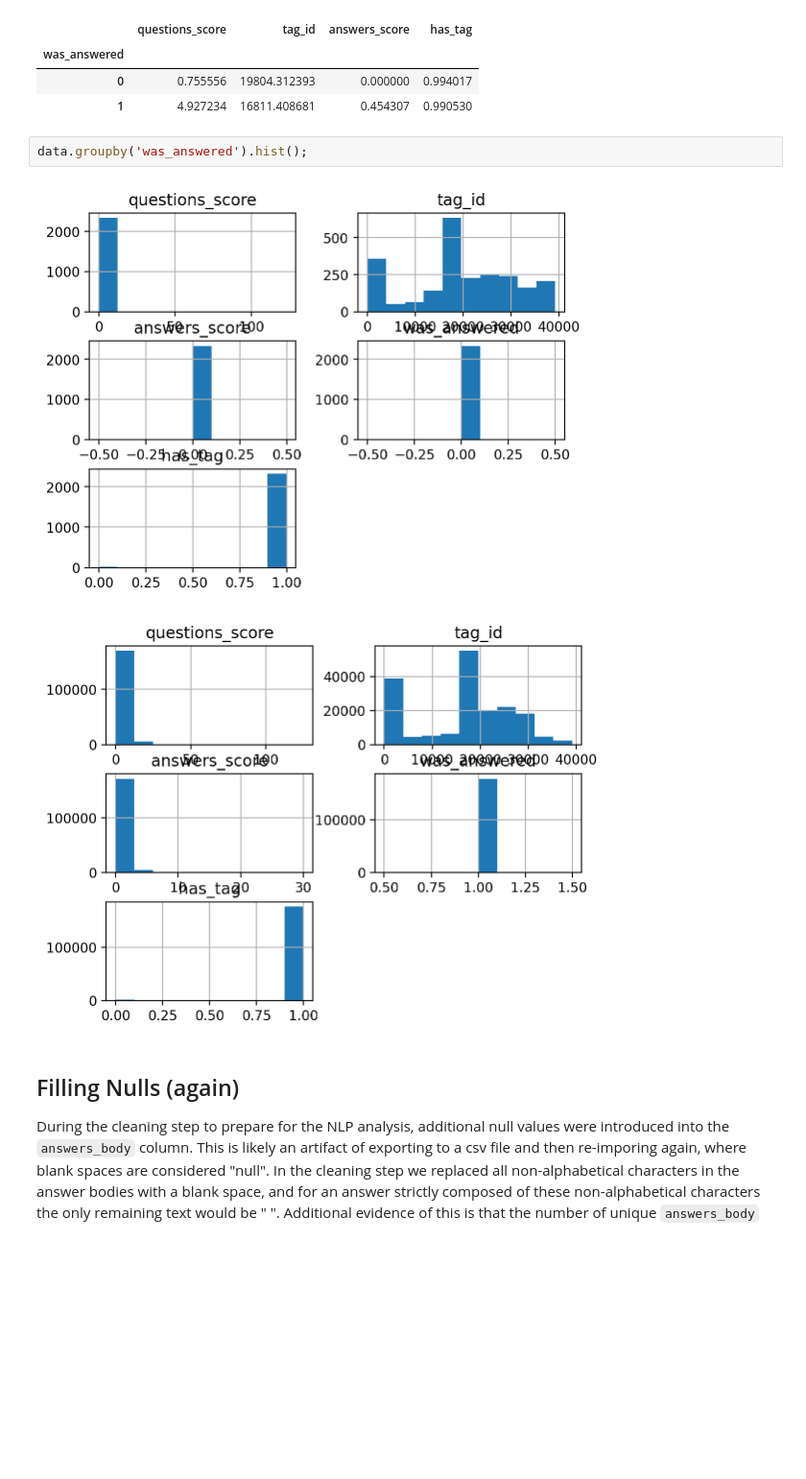
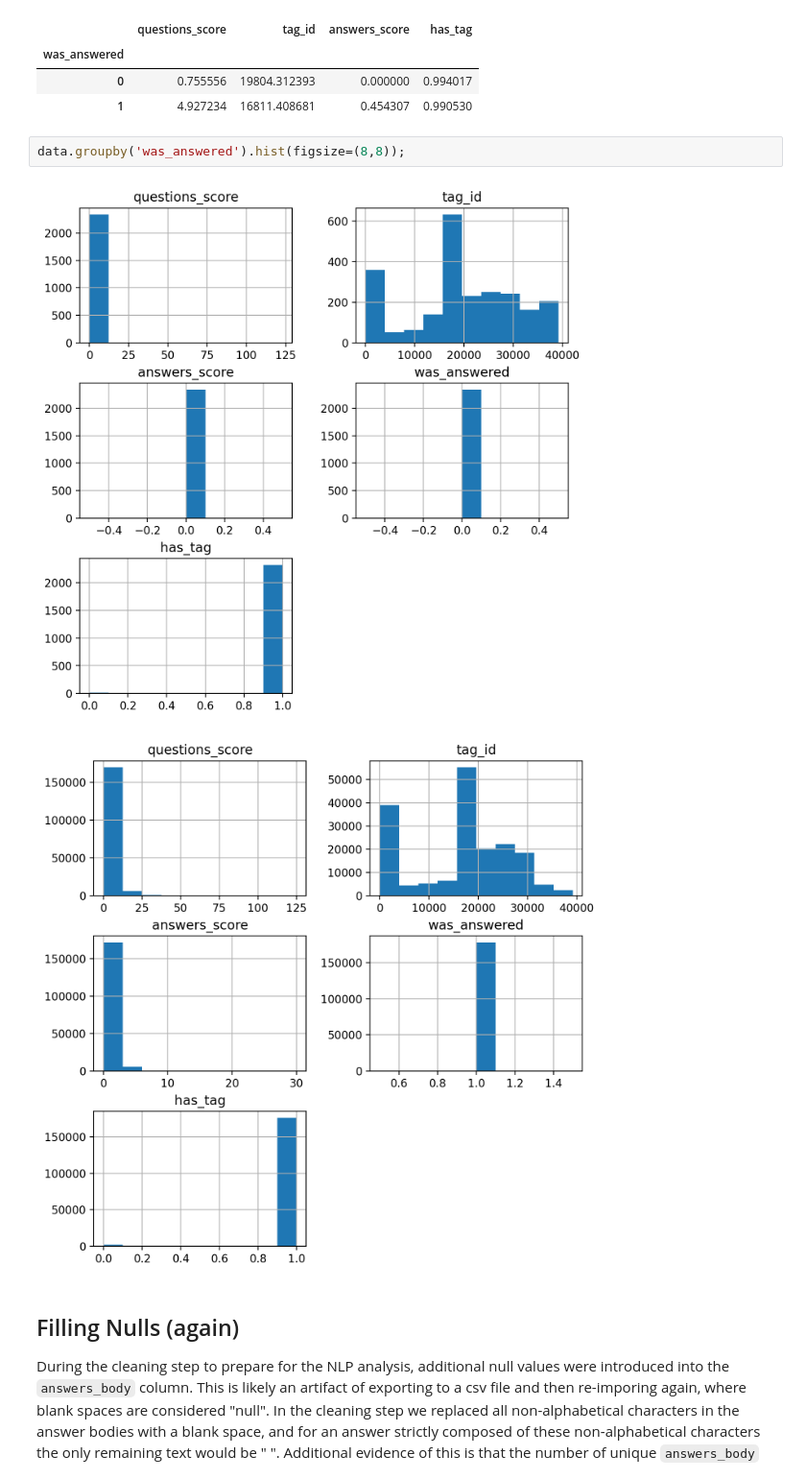
Before and after one commit to reneemarama/career_village, a Jupyter notebook: 3a_NLP_EDA.ipynb, the cells around one changed output. Shown: that part at 96% size. Saved outputs shown, nothing was run; the diff lists cells and outputs as text; blank space fills up the shorter version.

```diff
--- a/3a_NLP_EDA.ipynb
+++ b/3a_NLP_EDA.ipynb
@@ -69,10 +69,10 @@ data.groupby('was_answered').mean(numeric_only = True)
 | 0 | 0.755556 | 19804.312393 | 0.000000 | 0.994017 |
 | 1 | 4.927234 | 16811.408681 | 0.454307 | 0.990530 |
 # %%
-data.groupby('was_answered').hist();
+data.groupby('was_answered').hist(figsize=(8,8));
 # %% [output]
-[figure, old version]
+[figure, new version]
-[figure, old version]
+[figure, new version]
 # %% [markdown]
 ## Filling Nulls (again)
 
```
Also changed, not shown: parts of 9 cells of this notebook, 9 other files.
